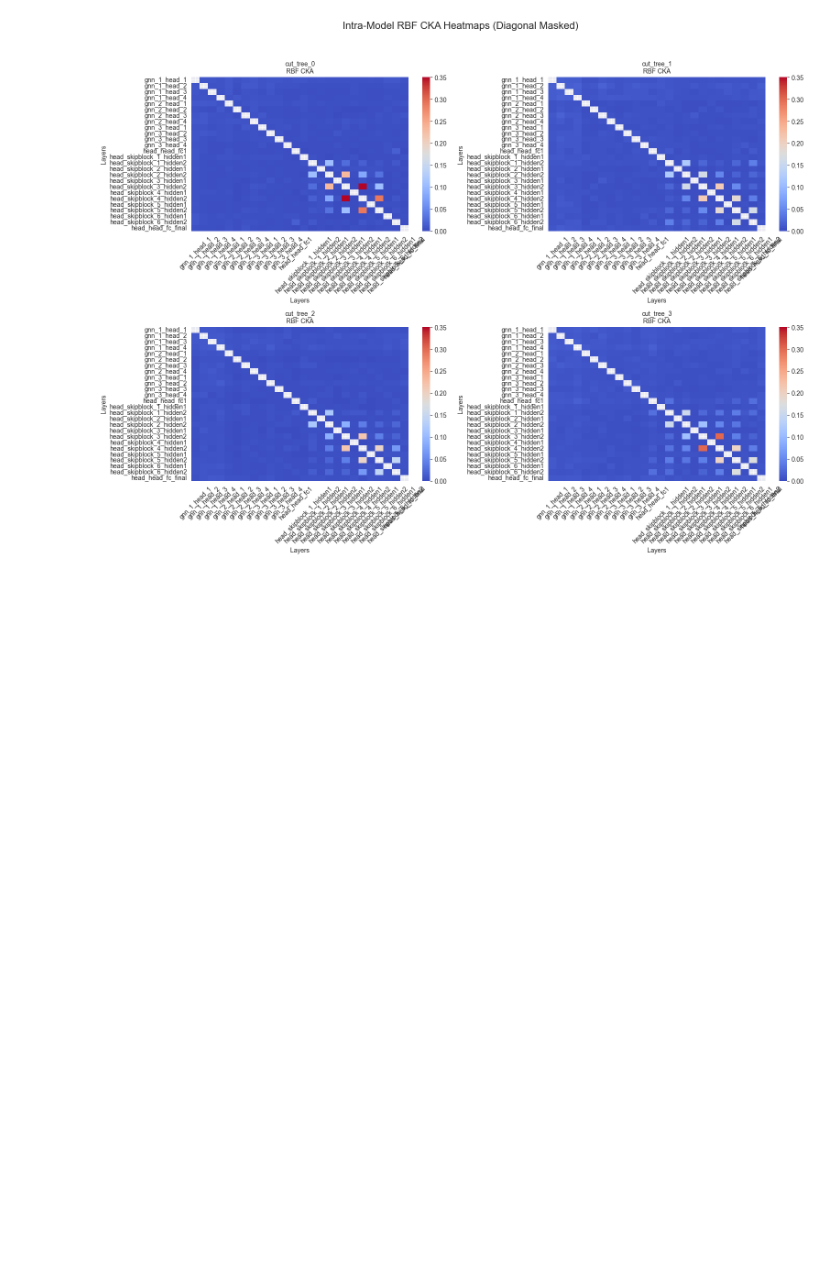
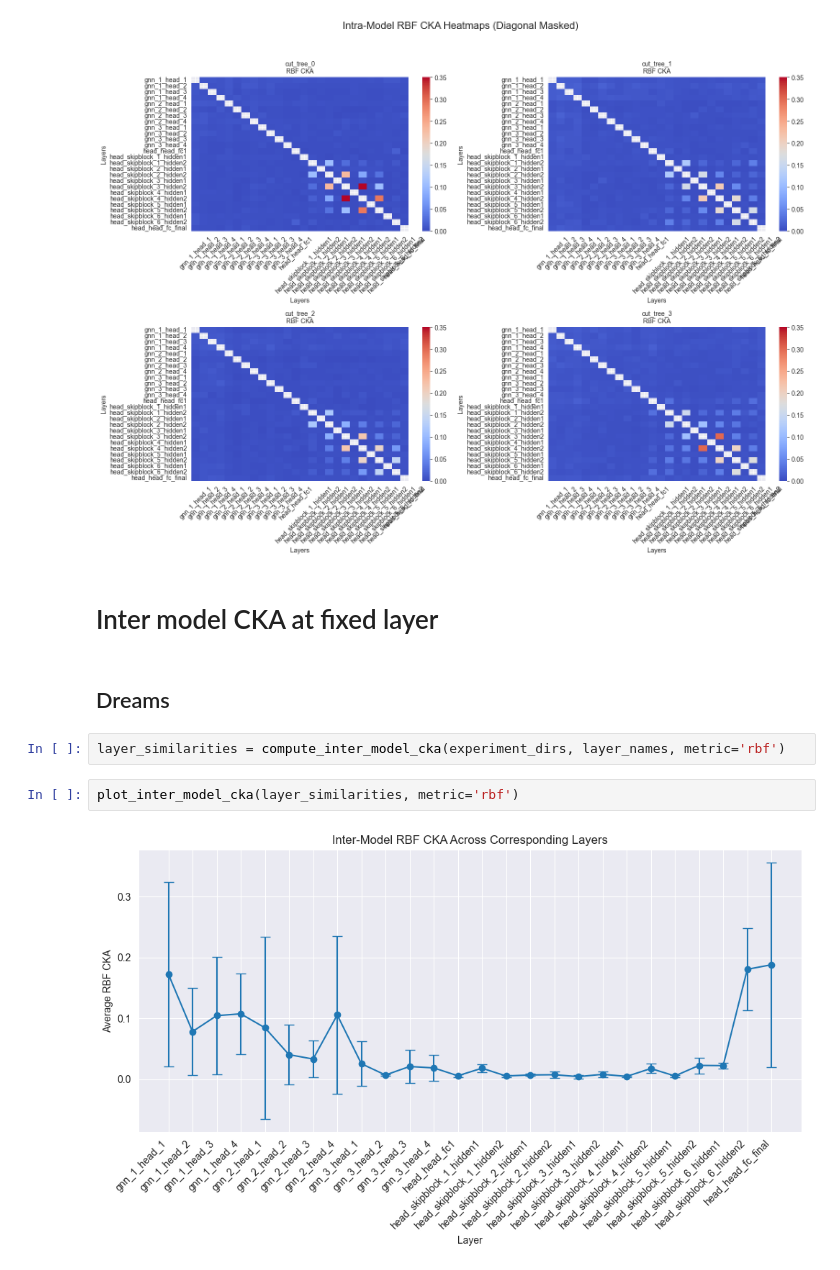
Before and after one commit to Jozefov/PhantoMS, a Jupyter notebook: notebooks/analysis/CKA_Retrieval_MSE/intra_model_similarity_heatmaps.ipynb, the cells around one changed output. Cells and saved outputs as stored; diff of their text form; blank space fills up the shorter version.

```diff
--- a/notebooks/analysis/CKA_Retrieval_MSE/intra_model_similarity_heatmaps.ipynb
+++ b/notebooks/analysis/CKA_Retrieval_MSE/intra_model_similarity_heatmaps.ipynb
@@ -402,3 +448,13 @@ plot_all_heatmaps(cka_matrices, layer_names, metric='linear', max_value='outer')
 plot_all_heatmaps(cka_matrices, layer_names, metric='rbf', max_value='outer')
 # %% [output]
 [figure]
+# %% [markdown]
+# Inter model CKA at fixed layer
+# %% [markdown]
+## Dreams
+# %%
+layer_similarities = compute_inter_model_cka(experiment_dirs, layer_names, metric='rbf')
+# %%
+plot_inter_model_cka(layer_similarities, metric='rbf')
+# %% [output]
+[figure, added]
```
Also changed, not shown: parts of 2 cells of this notebook, 1 other file.
